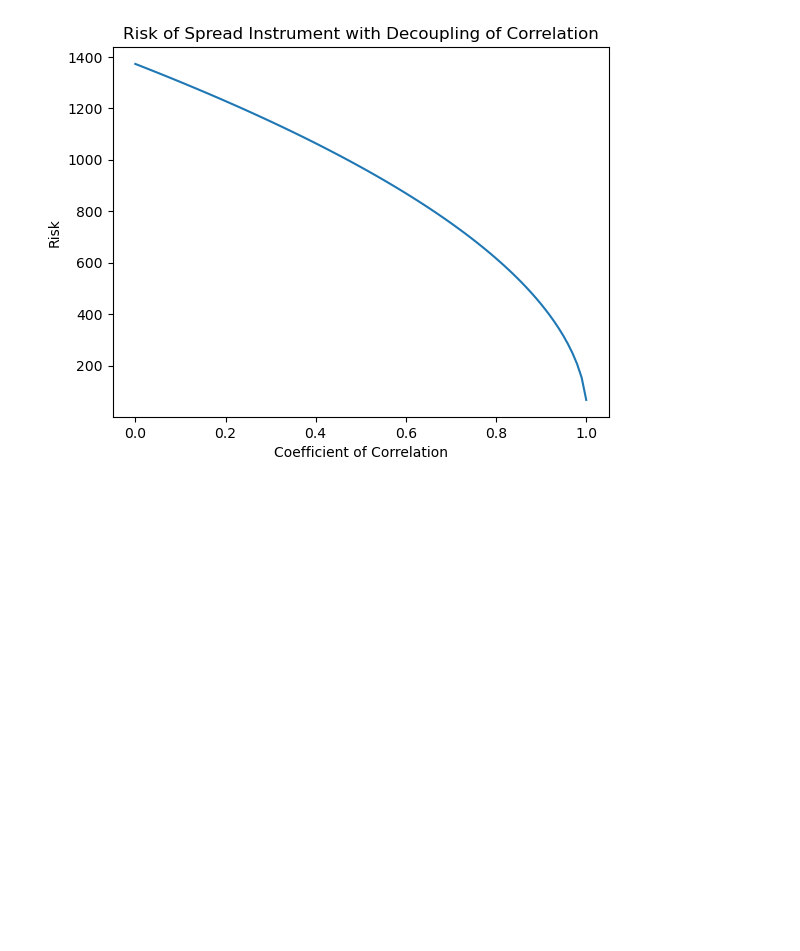
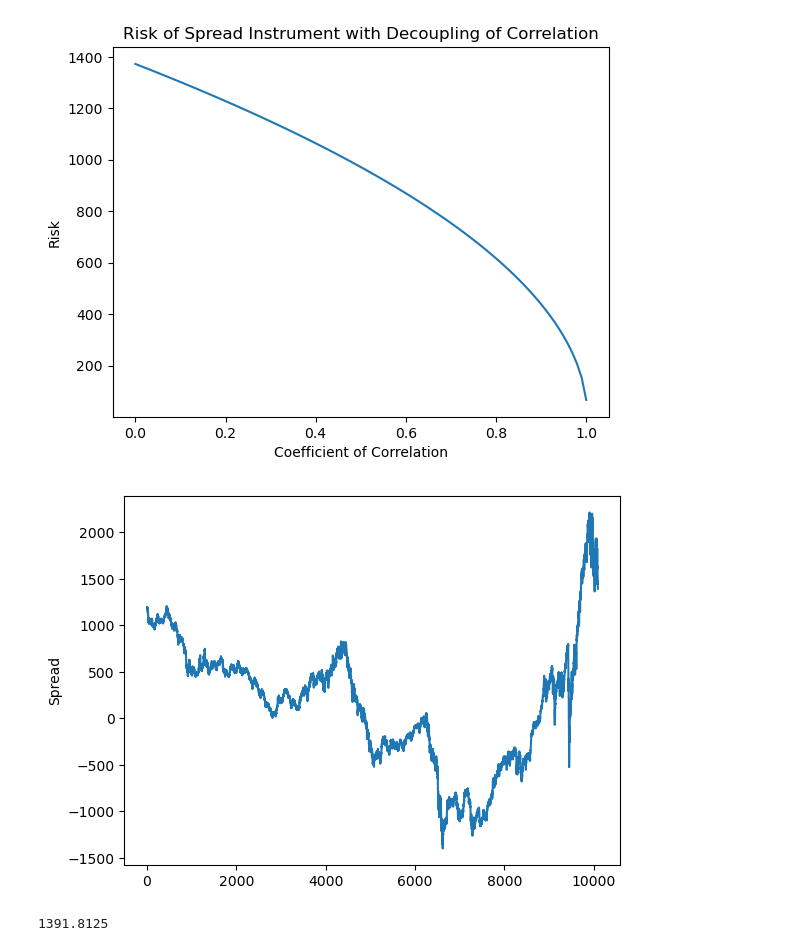
Before and after one commit to AlgoGators/spread_notes, a Jupyter notebook: spread_notebook.ipynb, the cells around one changed output. Saved outputs shown, nothing was run; the diff lists cells and outputs as text; code cells hidden in the pictures; blank space fills up the shorter version.

Commit message:
adding price plots

```diff
--- a/spread_notebook.ipynb
+++ b/spread_notebook.ipynb
@@ -83,17 +86,18 @@ The class has the following methods:
 - `calculate_correlation`: Calculates the correlation between the two futures
 # %%
 class Spread:
-    def __init__(self, ratio, sp500, us10y):
+    def __init__(self, ratio, instrument_a, instrument_b, mult_a, mult_b, fx_a=1, fx_b=1):
         self.ratio = ratio
-        self.sp500 = sp500
-        self.us10y = us10y
-        self.spread = sp500 - ratio * us10y
-        self.rho = np.corrcoef(sp500, us10y)[0,1]
-        self.var_sp500 = np.var(sp500)
-        self.var_us10 = np.var(us10y)
-        self.std_sp500 = np.std(sp500)
-        self.std_us10 = np.std(us10y)
-        self.spread_risk = np.sqrt(std_sp500**2+ ratio**2 * std_us10**2 - 2 * ratio * rho * std_sp500 * std_us10)
+        self.a = instrument_a
+        self.b = instrument_b
+        self.spread = instrument_a - ratio * instrument_b
+        self.spread_price = self.a * mult_a * fx_a - ratio * mult_b * fx_b * self.b
+        self.rho = np.corrcoef(instrument_a, instrument_b)[0,1]
+        self.var_a = np.var(instrument_a)
+        self.var_b = np.var(instrument_b)
+        self.std_a = np.std(instrument_a)
+        self.std_b = np.std(instrument_b)
+        self.spread_risk = np.sqrt(self.std_a**2+ ratio**2 * self.std_b**2 - 2 * ratio * self.rho * self.std_a * self.std_b)
     def plot_spread(self):
         plt.plot(self.spread)
         plt.ylabel('Spread')
@@ -115,8 +119,20 @@ class Spread:
         plt.title('Risk of Spread Instrument with Decoupling of Correlation')
         plt.plot(movement, risk)
         plt.show()
+    def plot_spread_price(self):
+        plt.plot(self.spread_price)
+        plt.ylabel('Spread Price')
+        plt.show()
 # %%
-spread = Spread(ratio, sp500_array, us10_array)
+spread = Spread(ratio, sp500_array, us10_array, mult_a=1, mult_b=1)
 spread.decouple()
 # %% [output]
 [figure]
+# %%
+spread.plot_spread()
+# %% [output]
+[figure, added]
+# %%
+spread.spread_price[-1]
+# %% [output]
+1391.8125
```
Also changed, not shown: parts of 1 cell of this notebook.
